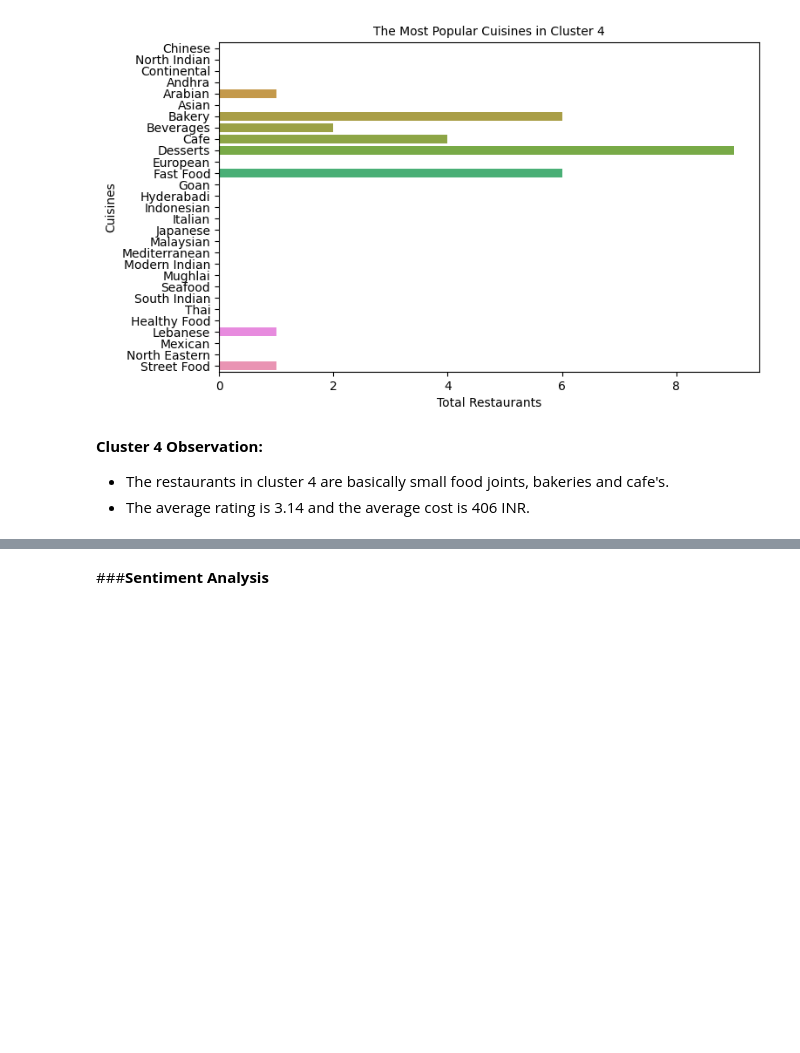
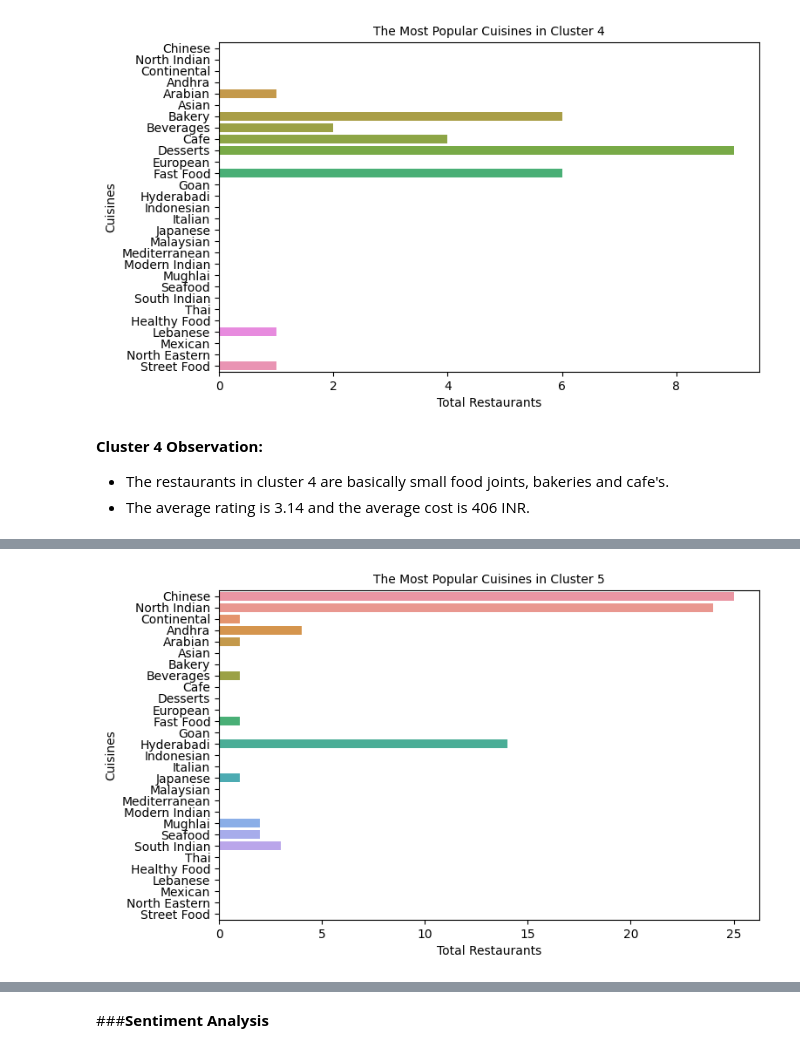
Before and after one commit to vithika-karan/Zomato-Restaurant-Clustering-and-Sentiment-Analysis, a Jupyter notebook: Zomato_Restaurant_Clustering_and_Sentiment_Analysis_Vithika_Karan.ipynb, the cells around one changed output, grey strips where cells are left out. Cells and saved outputs as stored; diff of their text form; code cells hidden in the pictures; blank space fills up the shorter version.

```diff
--- a/Zomato_Restaurant_Clustering_and_Sentiment_Analysis_Vithika_Karan.ipynb
+++ b/Zomato_Restaurant_Clustering_and_Sentiment_Analysis_Vithika_Karan.ipynb
@@ -1079,0 +1104,5 @@ cluster_cuisines(names_df[names_df['label']==4],'Cluster 4')
+# %%
+#visualizing cuisines in cluster 5
+cluster_cuisines(names_df[names_df['label']==5],'Cluster 5')
+# %% [output]
+[figure, added]
```
Also changed, not shown: parts of 21 cells of this notebook.
